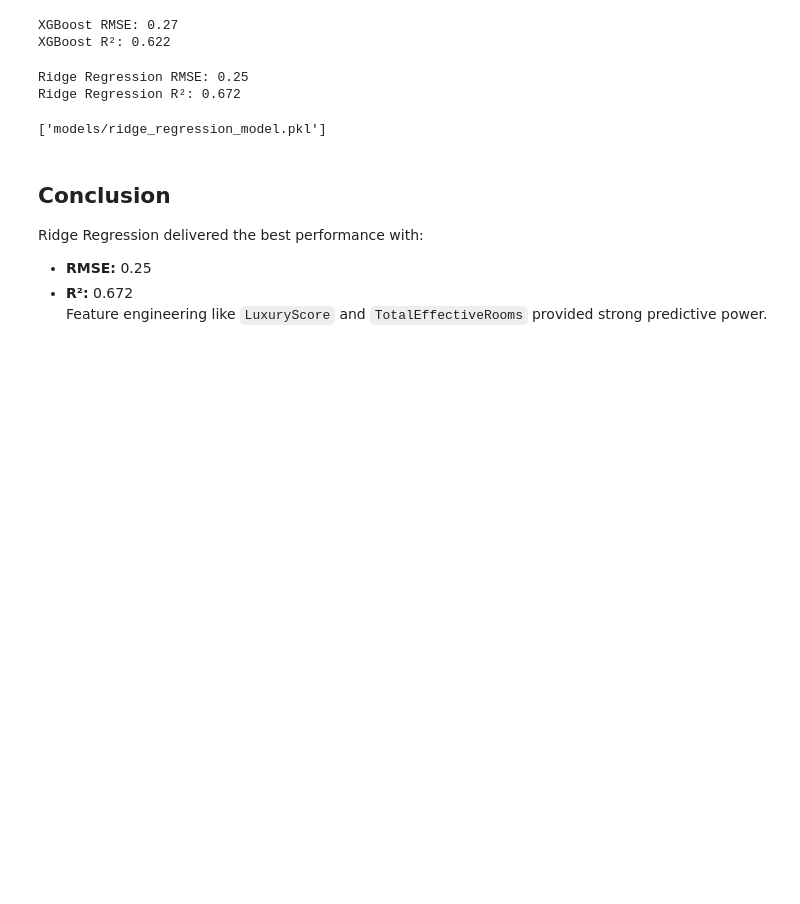
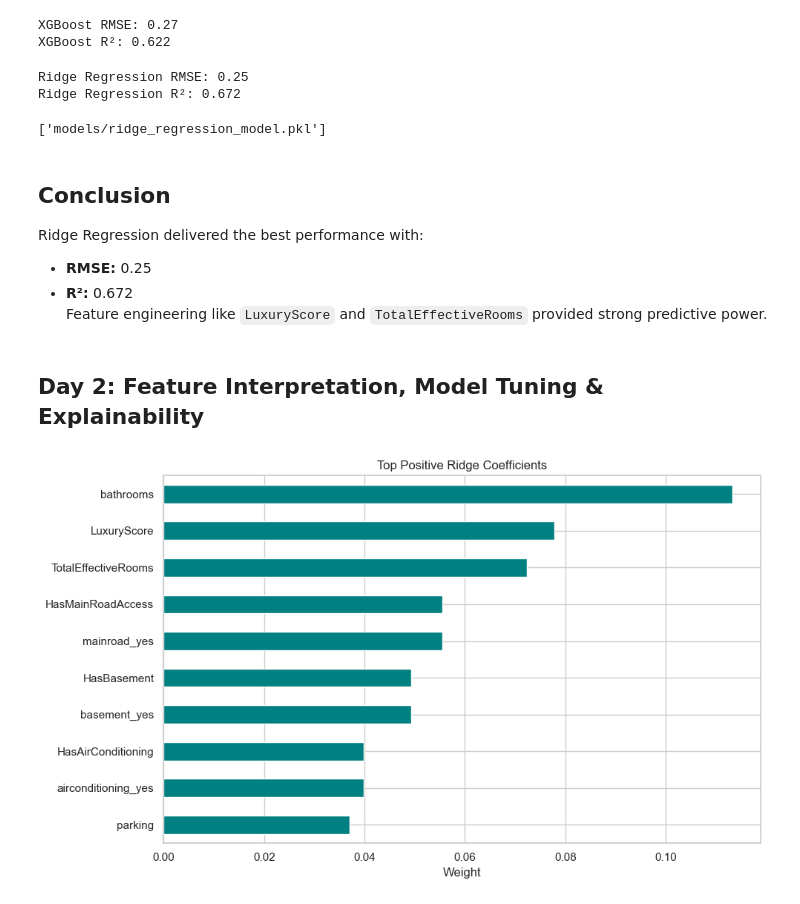
Before and after one commit to Dartayous/ames-housing-price-ml, a Jupyter notebook: AmesHousing_price_exploration .ipynb, the cells around one changed output. Saved outputs shown, nothing was run; the diff lists cells and outputs as text; code cells hidden in the pictures; blank space fills up the shorter version.

```diff
--- a/AmesHousing_price_exploration .ipynb
+++ b/AmesHousing_price_exploration .ipynb
@@ -305,3 +305,19 @@ Ridge Regression delivered the best performance with:
 - **RMSE:** 0.25
 - **R²:** 0.672
 Feature engineering like `LuxuryScore` and `TotalEffectiveRooms` provided strong predictive power.
+# %% [markdown]
+## Day 2: Feature Interpretation, Model Tuning & Explainability
+# %%
+# Get feature names and corresponding coefficients
+ridge_coeffs = pd.Series(ridge.coef_, index=X_train.columns).sort_values(ascending=False)
+
+# Plot top contributors
+plt.figure(figsize=(10,6))
+ridge_coeffs.head(10).plot(kind="barh", color="teal")
+plt.gca().invert_yaxis()
+plt.title("Top Positive Ridge Coefficients")
+plt.xlabel("Weight")
+plt.tight_layout()
+plt.show()
+# %% [output]
+[figure, added]
```
Also changed, not shown: parts of 16 cells of this notebook, 2 other files.
